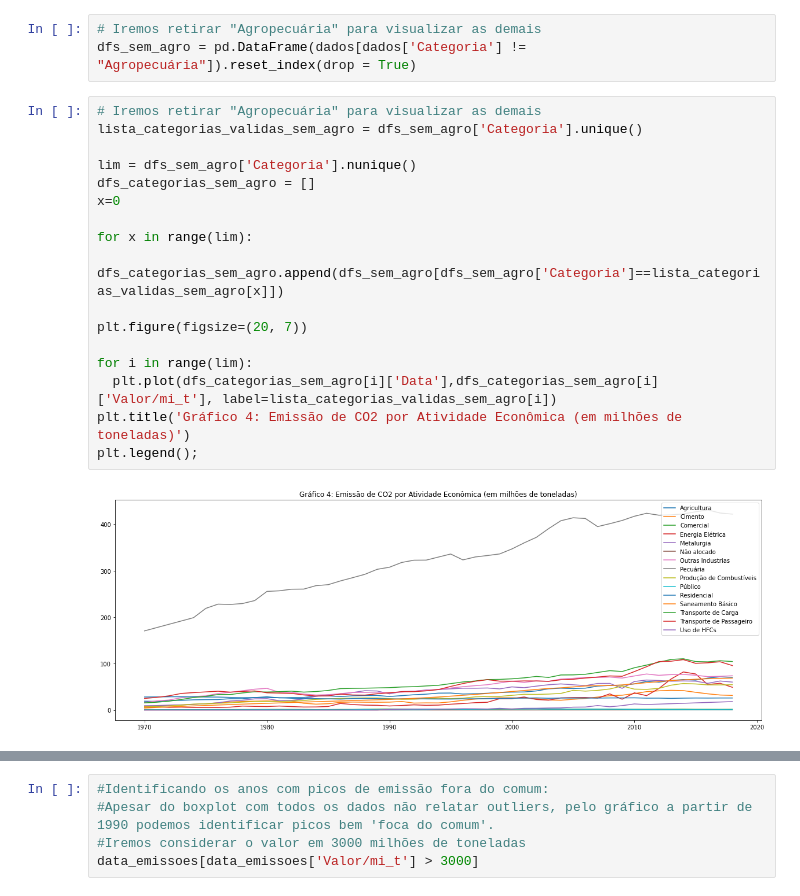
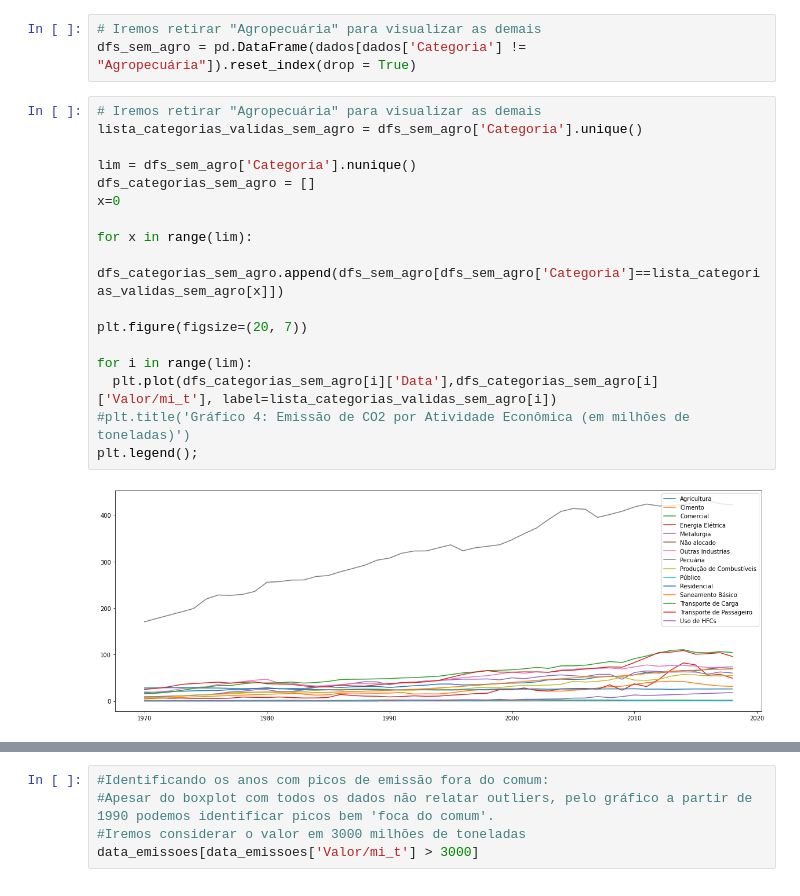
Before and after one commit to andrevcmelo/DataLearning, a Jupyter notebook: emissões_CO2.ipynb, the cells around one changed output, grey strips where cells are left out. Drawn from its saved outputs; the diff is of its cells as text.

```diff
--- a/emissões_CO2.ipynb
+++ b/emissões_CO2.ipynb
@@ -302,22 +302,22 @@ dfs_sem_agro = pd.DataFrame(dados[dados['Categoria'] != "Agropecuária"]).reset_
 # %%
 # Iremos retirar "Agropecuária" para visualizar as demais
 lista_categorias_validas_sem_agro = dfs_sem_agro['Categoria'].unique()
 
 lim = dfs_sem_agro['Categoria'].nunique()
 dfs_categorias_sem_agro = []
 x=0
 
 for x in range(lim):
   dfs_categorias_sem_agro.append(dfs_sem_agro[dfs_sem_agro['Categoria']==lista_categorias_validas_sem_agro[x]])
 
 plt.figure(figsize=(20, 7))
 
 for i in range(lim):
   plt.plot(dfs_categorias_sem_agro[i]['Data'],dfs_categorias_sem_agro[i]['Valor/mi_t'], label=lista_categorias_validas_sem_agro[i])
-plt.title('Gráfico 4: Emissão de CO2 por Atividade Econômica (em milhões de toneladas)')
+#plt.title('Gráfico 4: Emissão de CO2 por Atividade Econômica (em milhões de toneladas)')
 plt.legend();
 # %% [output]
-[figure, old version]
+[figure, new version]
 # %%
 #Avaliando anos com picos de emissão fora do comum
 data_emissoes['Valor/mi_t'].plot.box();
```
Also changed, not shown: parts of 34 cells of this notebook.
